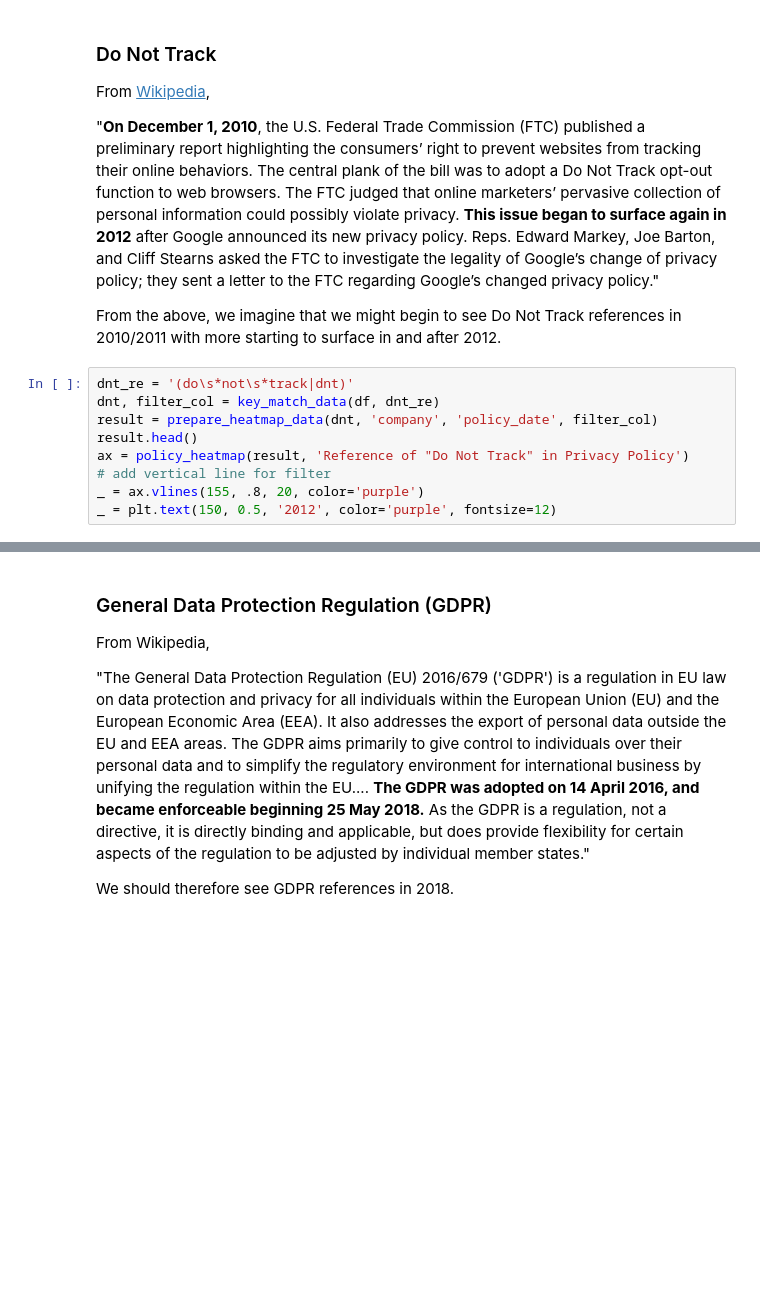
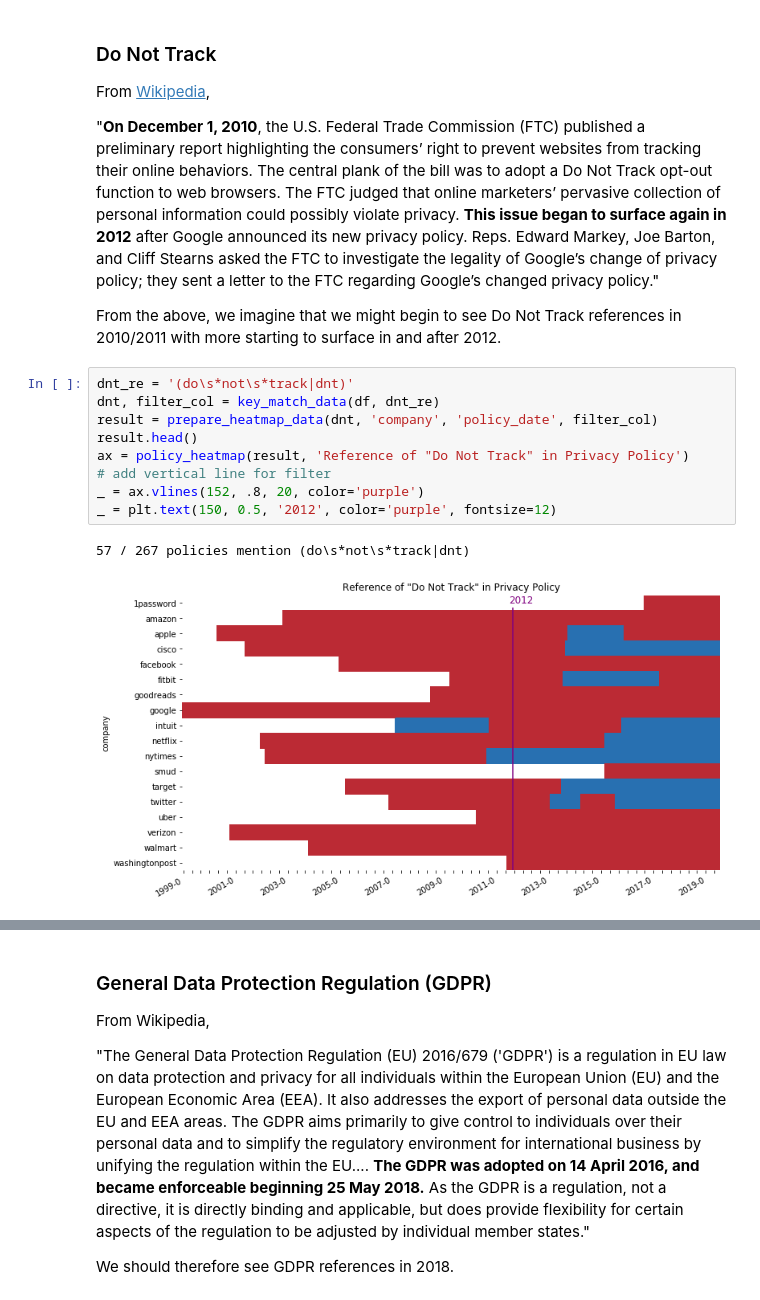
Before and after one commit to workmanjack/privacy-policies-through-time, a Jupyter notebook: notebooks/privacy-policies-through-time.ipynb, the cells around one changed output, grey strips where cells are left out. Saved outputs shown, nothing was run; the diff lists cells and outputs as text; blank space fills up the shorter version.

```diff
--- a/notebooks/privacy-policies-through-time.ipynb
+++ b/notebooks/privacy-policies-through-time.ipynb
@@ -389,11 +446,14 @@ From the above, we imagine that we might begin to see Do Not Track references in
 # %%
 dnt_re = '(do\s*not\s*track|dnt)'
 dnt, filter_col = key_match_data(df, dnt_re)
 result = prepare_heatmap_data(dnt, 'company', 'policy_date', filter_col)
 result.head()
 ax = policy_heatmap(result, 'Reference of "Do Not Track" in Privacy Policy')
 # add vertical line for filter
-_ = ax.vlines(155, .8, 20, color='purple')
+_ = ax.vlines(152, .8, 20, color='purple')
 _ = plt.text(150, 0.5, '2012', color='purple', fontsize=12)
+# %% [output]
+57 / 267 policies mention (do\s*not\s*track|dnt)
+[figure, added]
 # %%
 review_regex_matches(dnt, filter_col, dnt_re).sample(n=10)
```
Also changed, not shown: parts of 21 cells of this notebook, 1 other file.
